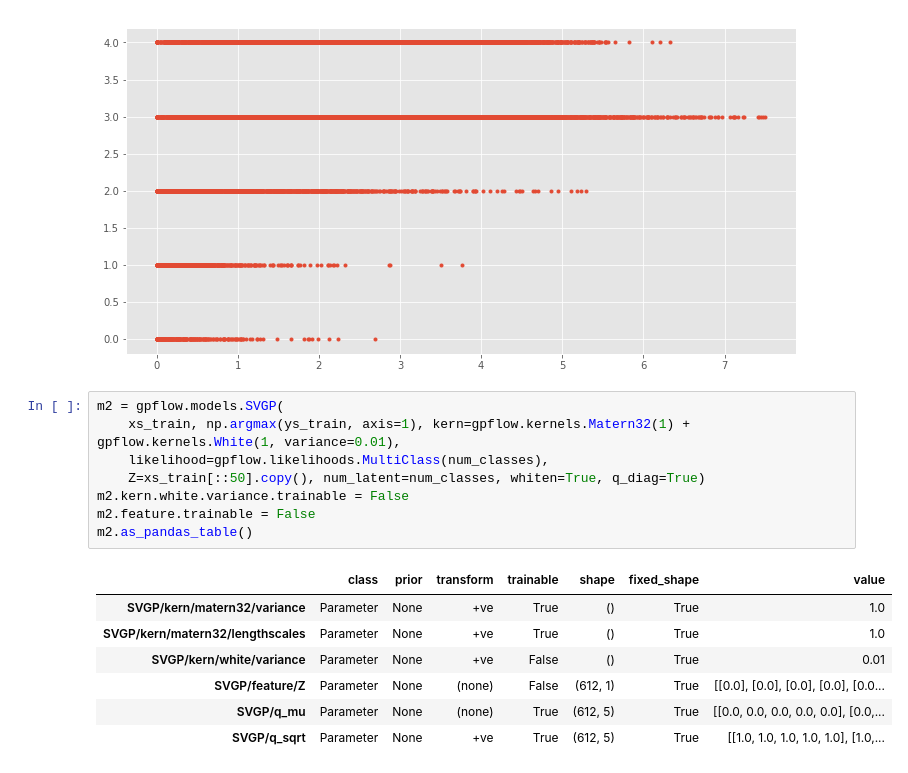
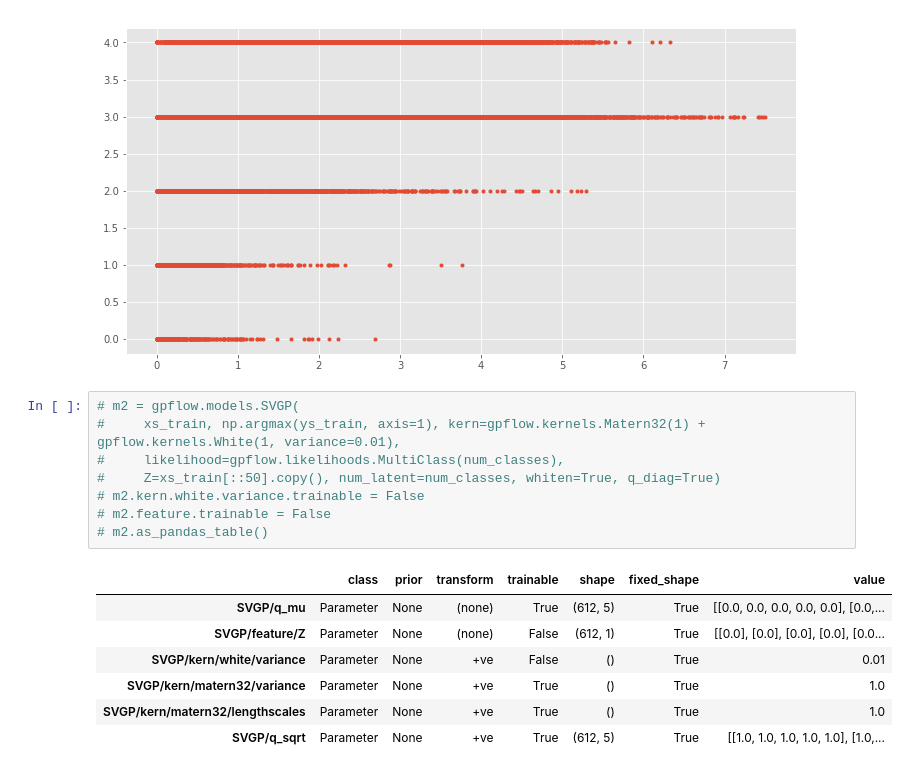
Before and after one commit to flyingsilverfin/CNN_GP_MNIST, a Jupyter notebook: src/GPFlow_testing.ipynb, the cells around one changed output. Cells and saved outputs as stored; diff of their text form.

```diff
--- a/src/GPFlow_testing.ipynb
+++ b/src/GPFlow_testing.ipynb
@@ -141,18 +142,18 @@ Filtering xs and ys to  1  features and  5  classes
 [<matplotlib.lines.Line2D at 0x...>]
 [figure]
 # %%
-m2 = gpflow.models.SVGP(
-    xs_train, np.argmax(ys_train, axis=1), kern=gpflow.kernels.Matern32(1) + gpflow.kernels.White(1, variance=0.01),
-    likelihood=gpflow.likelihoods.MultiClass(num_classes),
-    Z=xs_train[::50].copy(), num_latent=num_classes, whiten=True, q_diag=True)
-m2.kern.white.variance.trainable = False
-m2.feature.trainable = False
-m2.as_pandas_table()
+# m2 = gpflow.models.SVGP(
+#     xs_train, np.argmax(ys_train, axis=1), kern=gpflow.kernels.Matern32(1) + gpflow.kernels.White(1, variance=0.01),
+#     likelihood=gpflow.likelihoods.MultiClass(num_classes),
+#     Z=xs_train[::50].copy(), num_latent=num_classes, whiten=True, q_diag=True)
+# m2.kern.white.variance.trainable = False
+# m2.feature.trainable = False
+# m2.as_pandas_table()
 # %% [output]
 |  | class | prior | transform | trainable | shape | fixed_shape | value |
+| SVGP/q_mu | Parameter | None | (none) | True | (612, 5) | True | [[0.0, 0.0, 0.0, 0.0, 0.0], [0.0,... |
+| SVGP/feature/Z | Parameter | None | (none) | False | (612, 1) | True | [[0.0], [0.0], [0.0], [0.0], [0.0... |
+| SVGP/kern/white/variance | Parameter | None | +ve | False | () | True | 0.01 |
 | SVGP/kern/matern32/variance | Parameter | None | +ve | True | () | True | 1.0 |
 | SVGP/kern/matern32/lengthscales | Parameter | None | +ve | True | () | True | 1.0 |
-| SVGP/kern/white/variance | Parameter | None | +ve | False | () | True | 0.01 |
-| SVGP/feature/Z | Parameter | None | (none) | False | (612, 1) | True | [[0.0], [0.0], [0.0], [0.0], [0.0... |
-| SVGP/q_mu | Parameter | None | (none) | True | (612, 5) | True | [[0.0, 0.0, 0.0, 0.0, 0.0], [0.0,... |
 | SVGP/q_sqrt | Parameter | None | +ve | True | (612, 5) | True | [[1.0, 1.0, 1.0, 1.0, 1.0], [1.0,... |
```
Also changed, not shown: parts of 29 cells of this notebook, 2 other files.
